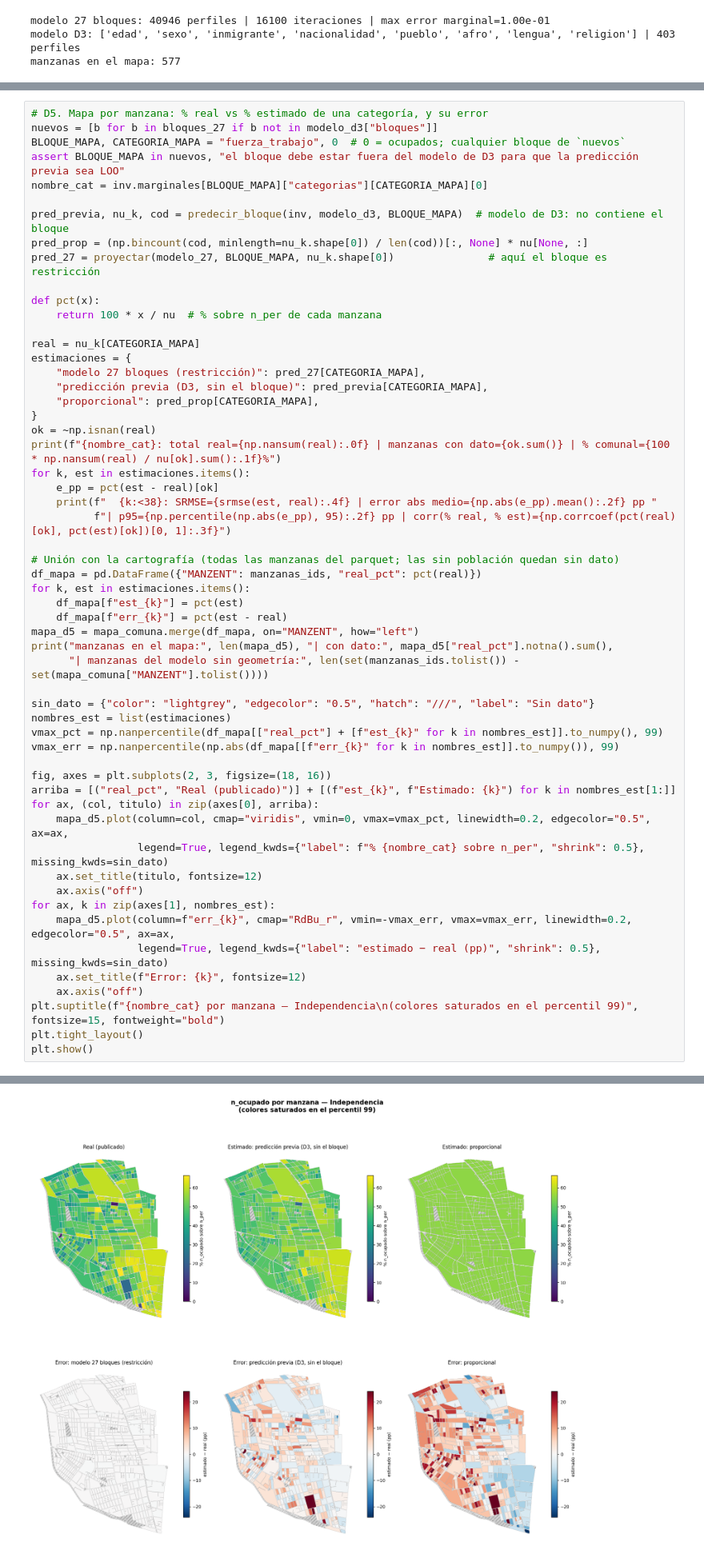
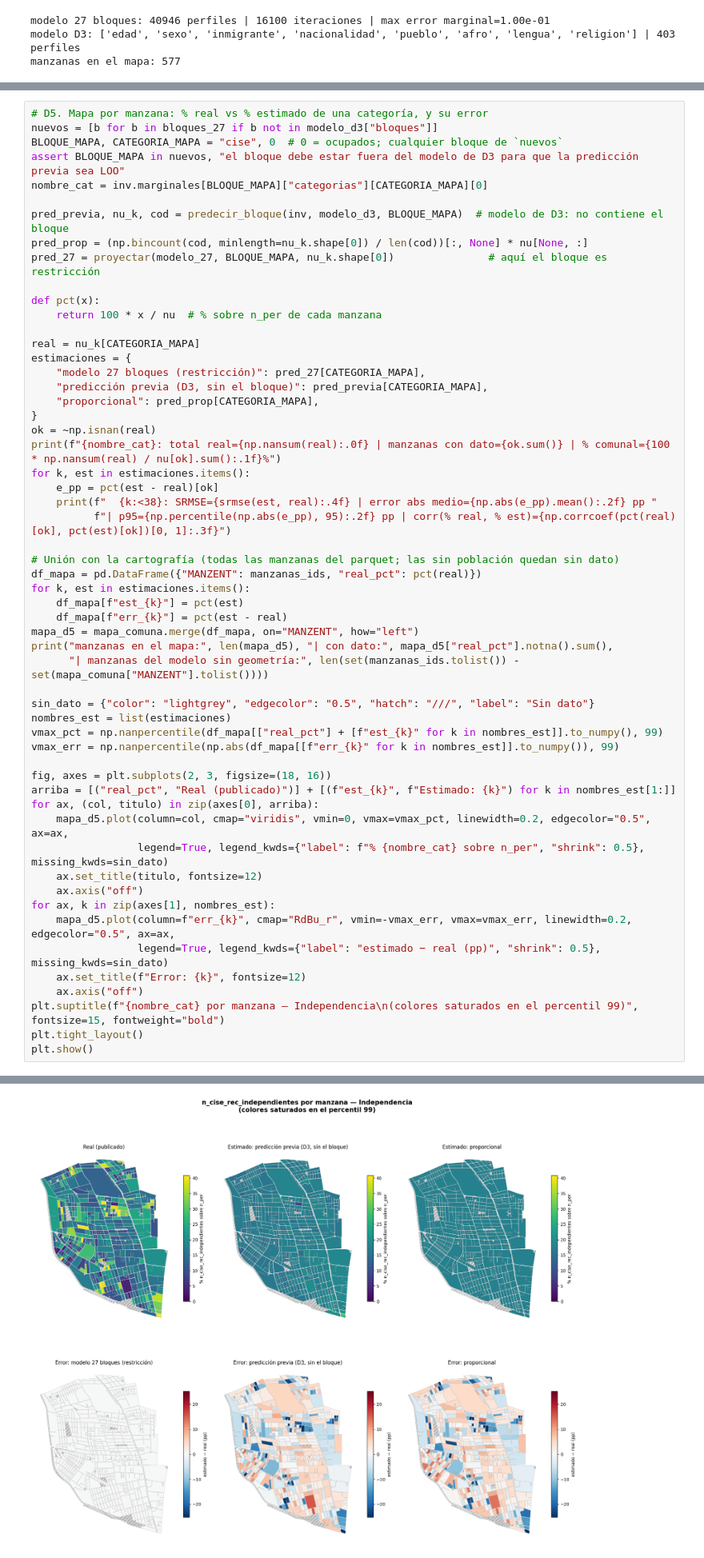
Before and after one commit to vgalfaro/synthetic-data, a Jupyter notebook: 04_tablas_y_mapas.ipynb, the cells around one changed output, grey strips where cells are left out. Shown at 80% size. Saved outputs shown, nothing was run; the diff lists cells and outputs as text.

```diff
--- a/04_tablas_y_mapas.ipynb
+++ b/04_tablas_y_mapas.ipynb
@@ -95,7 +95,7 @@ Para ver un error real hay que estimar la variable **sin haberla visto**. Para e
 # %%
 # D5. Mapa por manzana: % real vs % estimado de una categoría, y su error
 nuevos = [b for b in bloques_27 if b not in modelo_d3["bloques"]]
-BLOQUE_MAPA, CATEGORIA_MAPA = "fuerza_trabajo", 0  # 0 = ocupados; cualquier bloque de `nuevos`
+BLOQUE_MAPA, CATEGORIA_MAPA = "cise", 0  # 0 = ocupados; cualquier bloque de `nuevos`
 assert BLOQUE_MAPA in nuevos, "el bloque debe estar fuera del modelo de D3 para que la predicción previa sea LOO"
 nombre_cat = inv.marginales[BLOQUE_MAPA]["categorias"][CATEGORIA_MAPA][0]
 
@@ -156,2 +156,2 @@ n_ocupado: total real=64393 | manzanas con dato=469 | % comunal=55.1%
 manzanas en el mapa: 577 | con dato: 468 | manzanas del modelo sin geometría: 1
-[figure, old version]
+[figure, new version]
```
Also changed, not shown: parts of 2 cells of this notebook, 10 other files.
